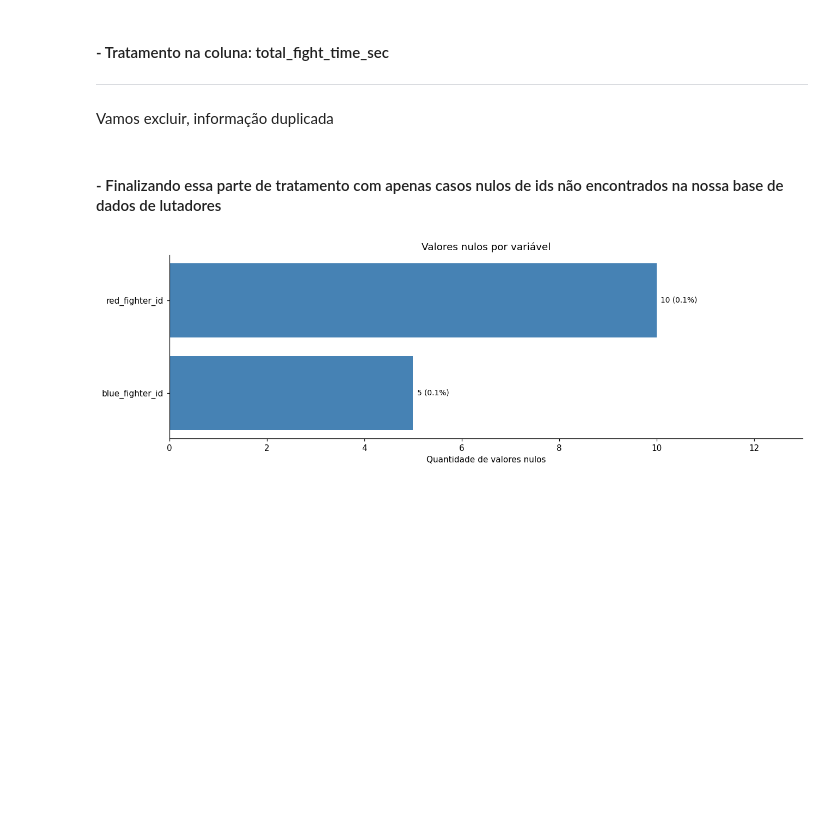
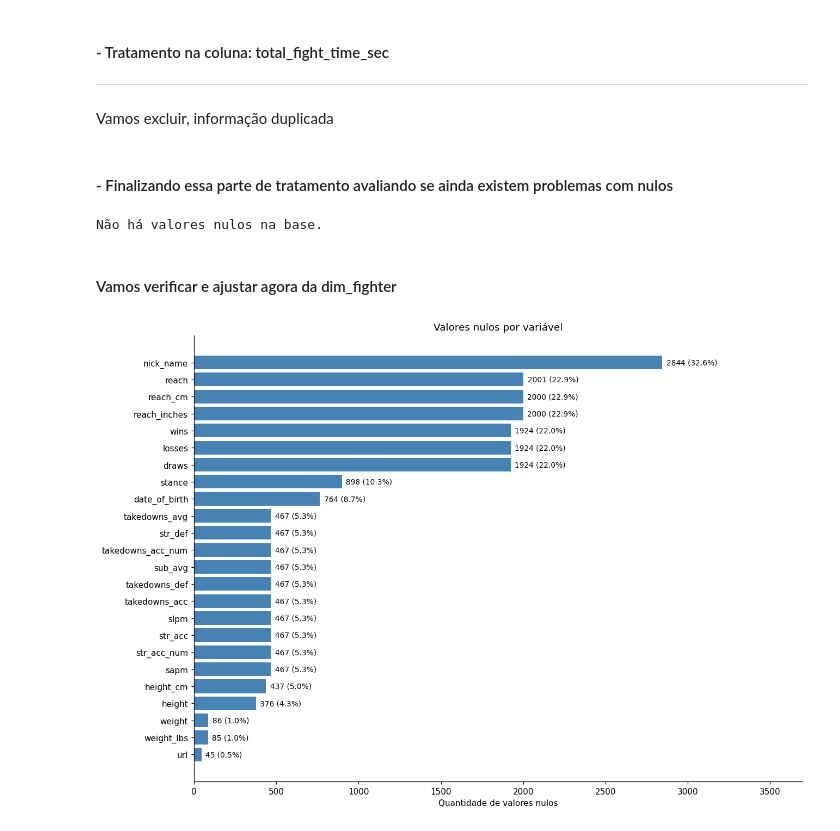
Before and after one commit to EduardoDemetrio/mma-data-lab, a Jupyter notebook: Eda_tcc_ed.ipynb, the cells around one changed output. Saved outputs shown, nothing was run; the diff lists cells and outputs as text; code cells hidden in the pictures; blank space fills up the shorter version.

Commit message:
feat - Final do EDA e criacao da base de dados finais que serao utilizadas no modelo

```diff
--- a/Eda_tcc_ed.ipynb
+++ b/Eda_tcc_ed.ipynb
@@ -397,6 +408,8 @@ df_master['diff_ctrl'] = df_master['red_fighter_ctrl_segundo'] - df_master['blue
 # df_master['diff_sig_str_ground'] = df_master['red_fighter_sig_str_ground_landed'] - df_master['blue_fighter_sig_str_ground_landed']
 # %% [markdown]
 ## EDA — distribuição das lutas e associação com vitória
+# %%
+df_master = df_master.drop(columns= 'odds_match')
 # %%
 eda = df_master.copy()
 plt.rcParams.update({'figure.dpi': 110, 'axes.spines.top': False,
@@ -1592,7 +1595,7 @@ Vamos excluir, informação duplicada
 # %%
 df_master_v2 = df_master_v2.drop(columns = 'total_fight_time_secs')
 # %% [markdown]
-#### - Finalizando essa parte de tratamento com apenas casos nulos de ids não encontrados na nossa base de dados de lutadores
+#### - Finalizando essa parte de tratamento avaliando se ainda existem problemas com nulos
 # %%
 # Quantidade e porcentagem de nulos
 nulos = df_master_v2.isna().sum()
@@ -1625,4 +1628,40 @@ else:
     plt.tight_layout()
     plt.show()
 # %% [output]
-[figure, removed]
+Não há valores nulos na base.
+# %% [markdown]
+#### Vamos verificar e ajustar agora da dim_fighter
+# %%
+
+# Quantidade e porcentagem de nulos
+nulos = df_fighter_v2.isna().sum()
+nulos = nulos[nulos > 0].sort_values()
+percentuais = nulos / len(df_master) * 100
+
+if nulos.empty:
+    print("Não há valores nulos na base.")
+else:
+    fig, ax = plt.subplots(figsize=(12, max(4, len(nulos) * 0.35)))
+
+    barras = ax.barh(nulos.index, nulos.values, color="steelblue")
+
+    ax.bar_label(
+        barras,
+        labels=[
+            f"{qtd} ({pct:.1f}%)"
+            for qtd, pct in zip(nulos, percentuais)
+        ],
+        padding=5,
+        fontsize=9
+    )
+
+    ax.set_title("Valores nulos por variável")
+    ax.set_xlabel("Quantidade de valores nulos")
+    ax.set_ylabel("")
+    ax.set_xlim(0, nulos.max() * 1.3)
+    ax.spines[["top", "right"]].set_visible(False)
+
+    plt.tight_layout()
+    plt.show()
+# %% [output]
+[figure, added]
```
Also changed, not shown: parts of 35 cells of this notebook, 11 other files.
